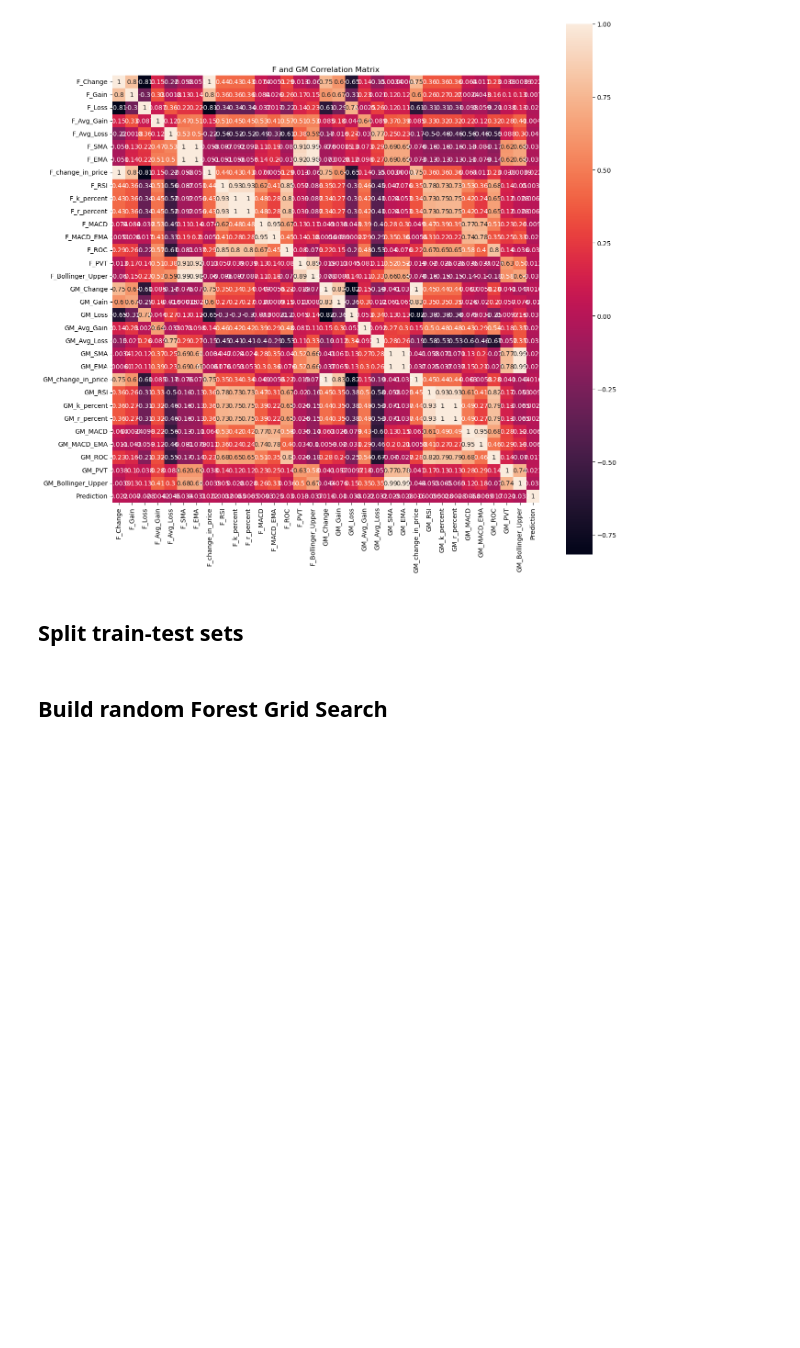
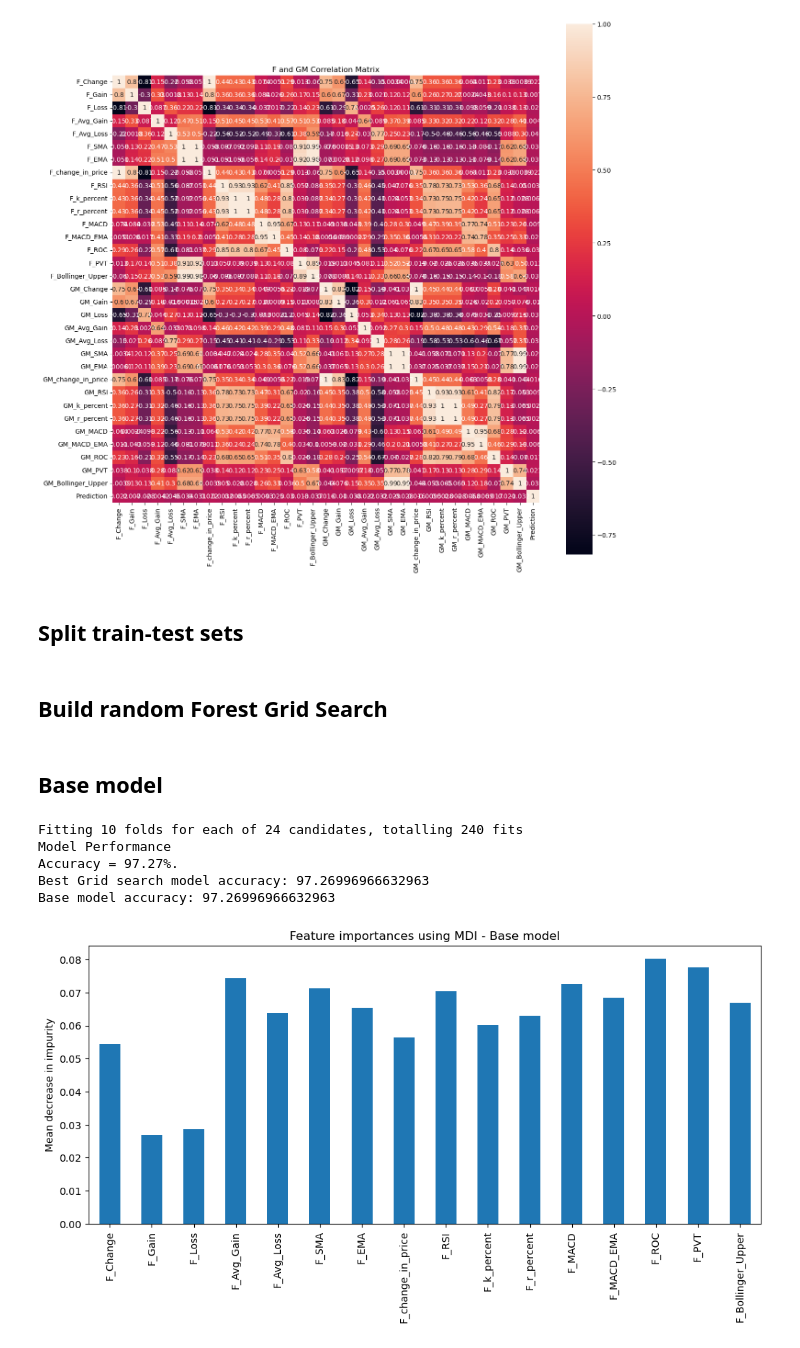
Before and after one commit to Arnabds/equity-vs-commodity, a Jupyter notebook: Kate_notebook/classification_1.ipynb, the cells around one changed output. Saved outputs shown, nothing was run; the diff lists cells and outputs as text; code cells hidden in the pictures; blank space fills up the shorter version.

```diff
--- a/Kate_notebook/classification_1.ipynb
+++ b/Kate_notebook/classification_1.ipynb
@@ -185,3 +167,51 @@ def evaluate(model, test_features, test_labels):
     print('Accuracy = {:0.2f}%.'.format(accuracy*100))
 
     return accuracy*100
+# %%
+def best_grid_search(rf, X_train, X_test, y_train, y_test):
+
+    kfold = KFold(n_splits=10, random_state=456, shuffle=True)
+
+    # Instantiate the grid search model
+    scaler = StandardScaler().fit(X_train)
+    rescaledX = scaler.transform(X_train)
+
+    grid_search = GridSearchCV(estimator = rf, param_grid = param_grid,
+                              cv = kfold, n_jobs = -1, verbose = 2)
+
+    # Fit the grid search to the data
+    grid_search.fit(rescaledX, y_train)
+    best_grid = grid_search.best_estimator_
+
+    # best grid
+    best_grid = grid_search.best_estimator_
+    best_accuracy = evaluate(best_grid, rescaledX, y_train)
+    print('Best Grid search model accuracy:', best_accuracy)
+
+    return best_grid, best_accuracy #, improvement
+# %% [markdown]
+## Base model
+# %%
+X_train_b, X_test_b, y_train_b, y_test_b = split_1(df, 'F', test_size = 0.20)
+# %%
+base_model = RandomForestClassifier()
+base_grid, base_accuracy = best_grid_search(base_model, X_train_b, X_test_b, y_train_b, y_test_b)
+print('Base model accuracy:', base_accuracy)
+
+feature_names_base = [col for col in X_train_b.columns]
+importances_base = base_grid.feature_importances_
+
+forest_importances_base = pd.Series(importances_base, index=feature_names_base)
+
+fig, ax = plt.subplots(figsize=(12, 5))
+forest_importances_base.plot.bar(ax=ax)
+ax.set_title("Feature importances using MDI - Base model")
+ax.set_ylabel("Mean decrease in impurity")
+plt.show()
+# %% [output]
+Fitting 10 folds for each of 24 candidates, totalling 240 fits
+Model Performance
+Accuracy = 97.27%.
+Best Grid search model accuracy: 97.26996966632963
+Base model accuracy: 97.26996966632963
+[figure, added]
```
Also changed, not shown: parts of 18 cells of this notebook, 2 other files.
